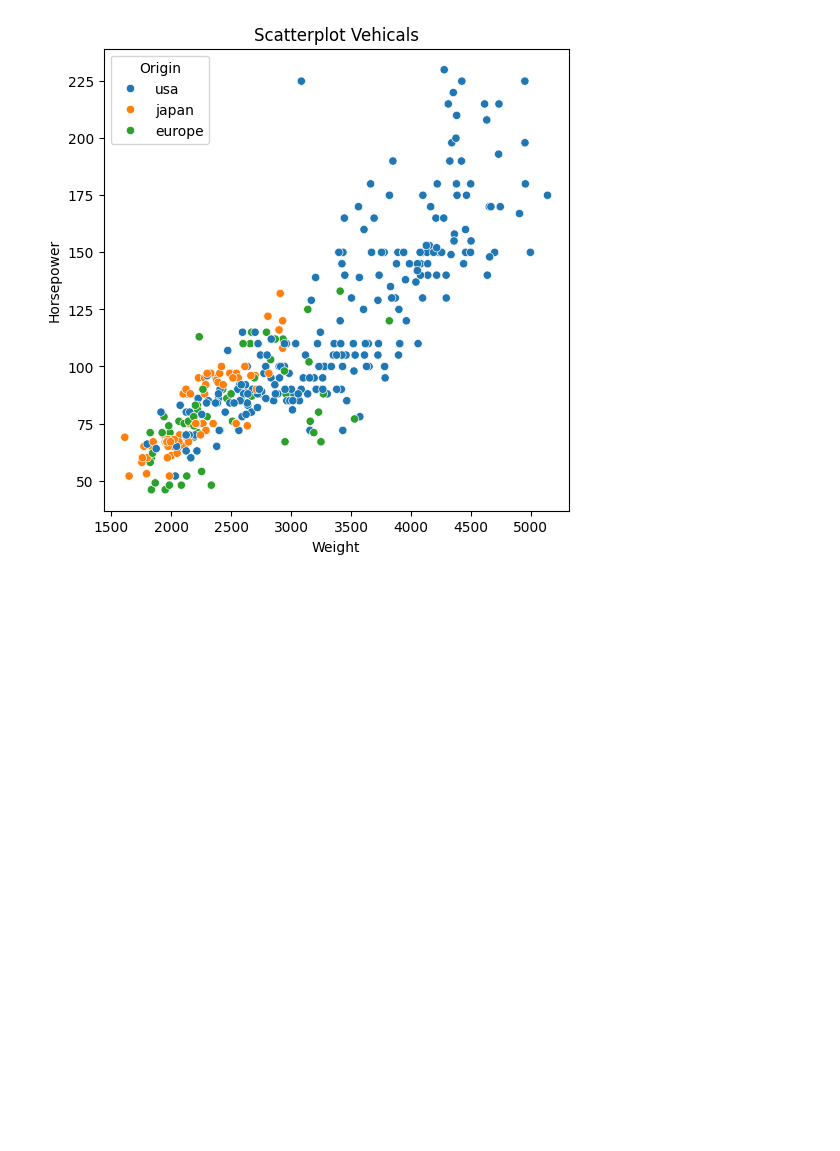
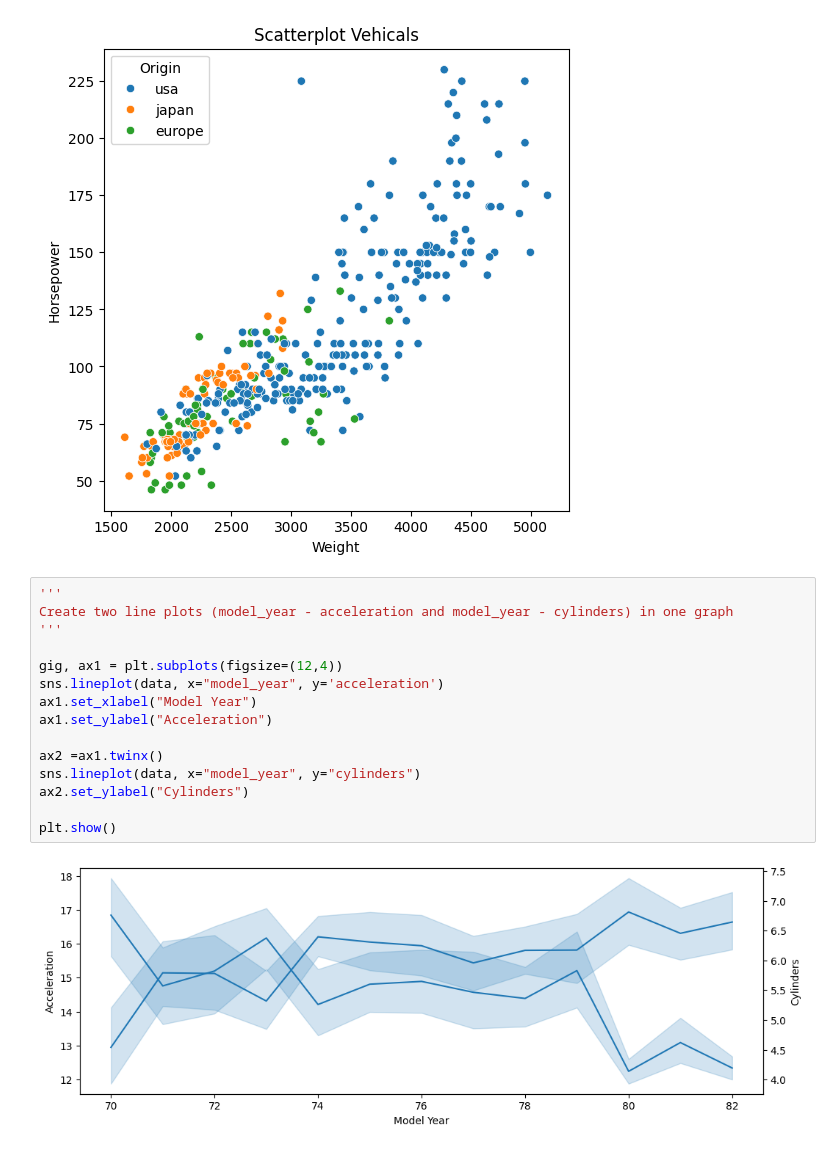
Before and after one commit to krish401/Data-Visualization, a Jupyter notebook: Lectures/Seaborn.ipynb, the cells around one changed output. Saved outputs shown, nothing was run; the diff lists cells and outputs as text; blank space fills up the shorter version.

```diff
--- a/Lectures/Seaborn.ipynb
+++ b/Lectures/Seaborn.ipynb
@@ -115,3 +115,20 @@ plt.title("Scatterplot Vehicals")
 plt.show()
 # %% [output]
 [figure]
+# %%
+'''
+Create two line plots (model_year - acceleration and model_year - cylinders) in one graph
+'''
+
+gig, ax1 = plt.subplots(figsize=(12,4))
+sns.lineplot(data, x="model_year", y='acceleration')
+ax1.set_xlabel("Model Year")
+ax1.set_ylabel("Acceleration")
+
+ax2 =ax1.twinx()
+sns.lineplot(data, x="model_year", y="cylinders")
+ax2.set_ylabel("Cylinders")
+
+plt.show()
+# %% [output]
+[figure, added]
```
Also changed, not shown: parts of 1 cell of this notebook.
